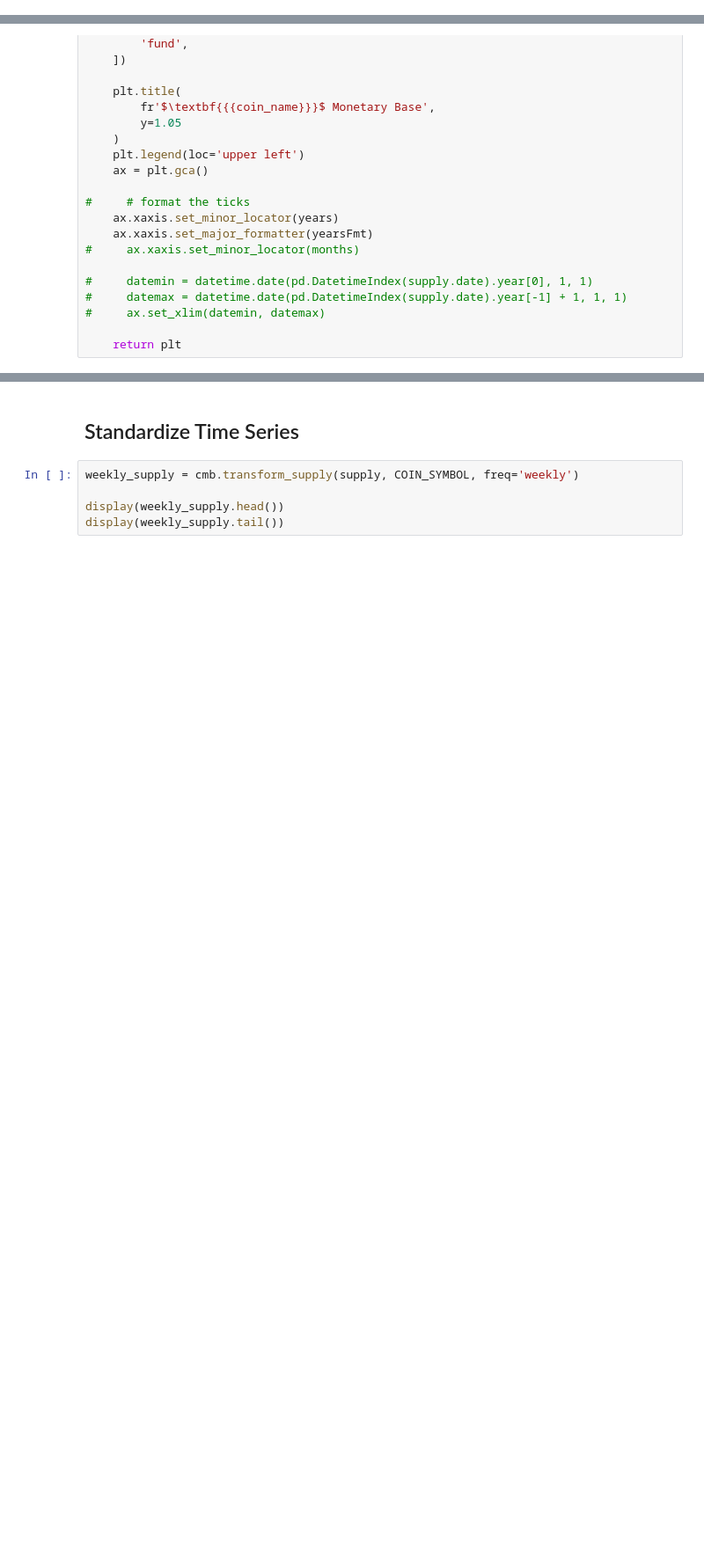
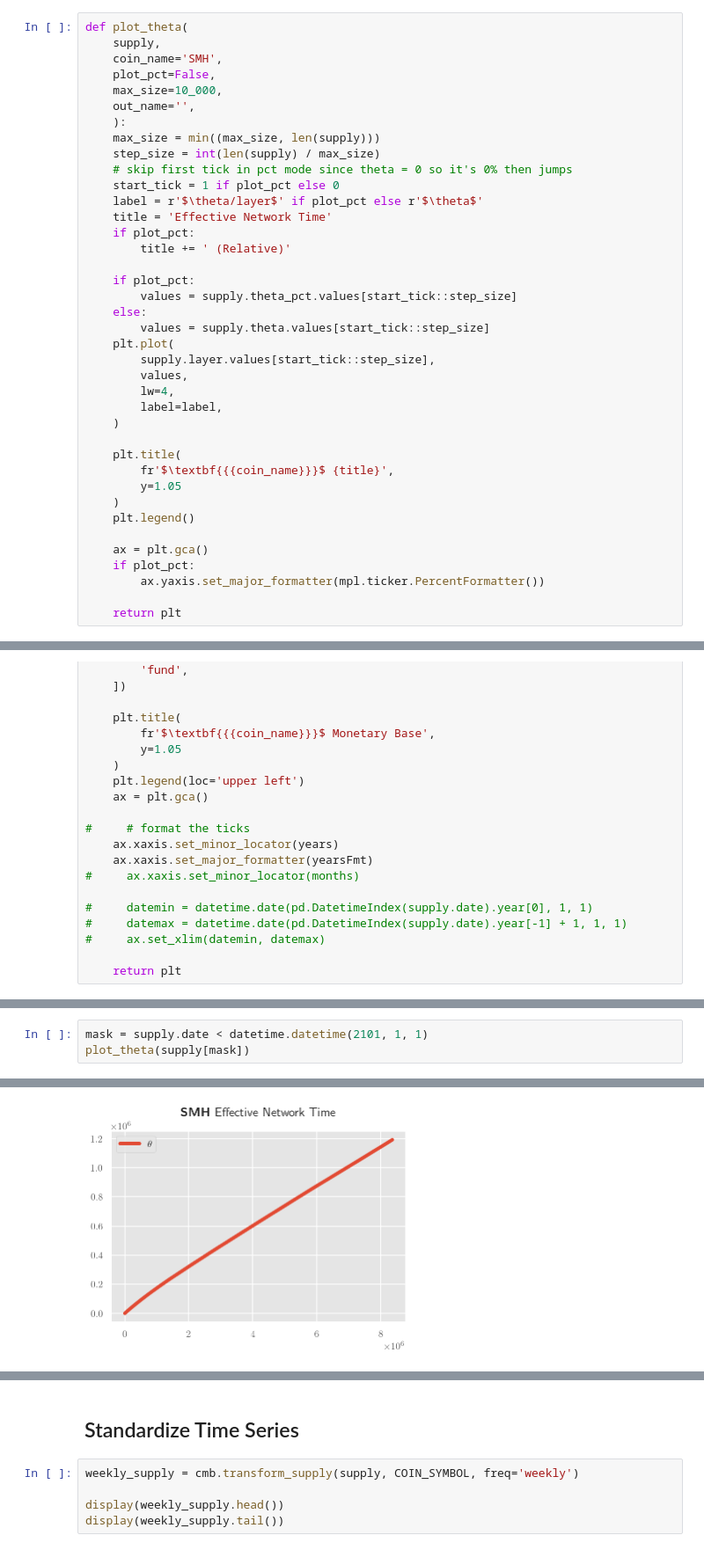
Before and after one commit to lrettig/crypto-monetary-base, a Jupyter notebook: jupyter-notebooks/SMH.ipynb, the cells around one changed output, grey strips where cells are left out. Shown at 88% size. Cells and saved outputs as stored; diff of their text form; blank space fills up the shorter version.

```diff
--- a/jupyter-notebooks/SMH.ipynb
+++ b/jupyter-notebooks/SMH.ipynb
@@ -995,6 +1005,45 @@ def datetime_smh_supply_curve_3(
         periods=len(df)
     )
     return df
+# %%
+def plot_theta(
+    supply,
+    coin_name='SMH',
+    plot_pct=False,
+    max_size=10_000,
+    out_name='',
+    ):
+    max_size = min((max_size, len(supply)))
+    step_size = int(len(supply) / max_size)
+    # skip first tick in pct mode since theta = 0 so it's 0% then jumps
+    start_tick = 1 if plot_pct else 0
+    label = r'$\theta/layer$' if plot_pct else r'$\theta$'
+    title = 'Effective Network Time'
+    if plot_pct:
+        title += ' (Relative)'
+
+    if plot_pct:
+        values = supply.theta_pct.values[start_tick::step_size]
+    else:
+        values = supply.theta.values[start_tick::step_size]
+    plt.plot(
+        supply.layer.values[start_tick::step_size],
+        values,
+        lw=4,
+        label=label,
+    )
+
+    plt.title(
+        fr'$\textbf{{{coin_name}}}$ {title}',
+        y=1.05
+    )
+    plt.legend()
+
+    ax = plt.gca()
+    if plot_pct:
+        ax.yaxis.set_major_formatter(mpl.ticker.PercentFormatter())
+
+    return plt
 # %%
 def plot_smh_supply_curve_3(
     supply,
@@ -1210,0 +1276,4 @@ display(supply.tail())
+# %%
+mask = supply.date < datetime.datetime(2101, 1, 1)
+plot_theta(supply[mask])
+# %% [output]
@@ -1210,0 +1281 @@ display(supply.tail())
+[figure, added]
```
Also changed, not shown: parts of 11 cells of this notebook, 1 other file.
